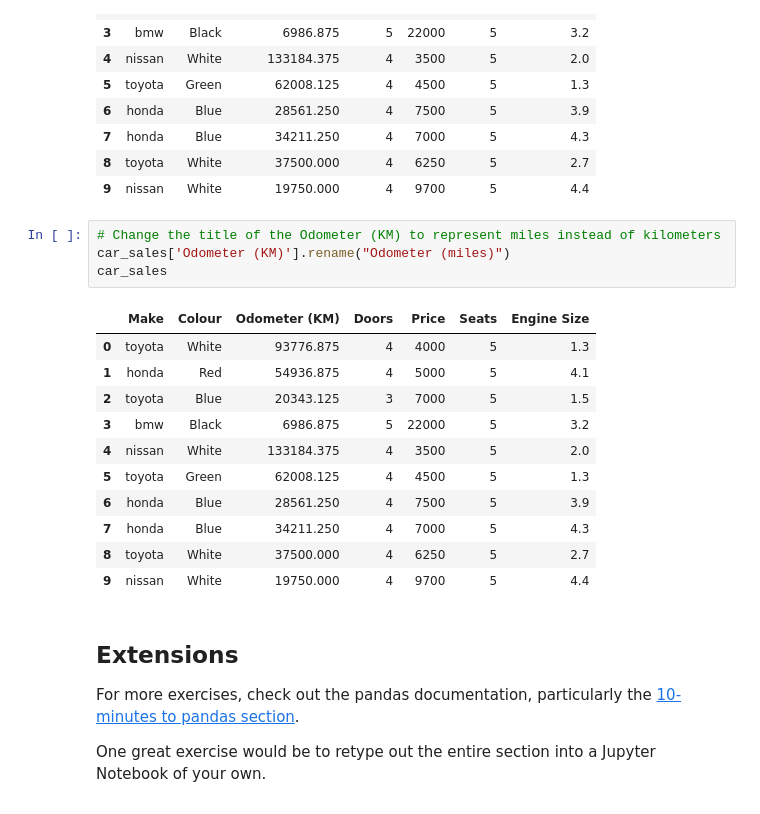
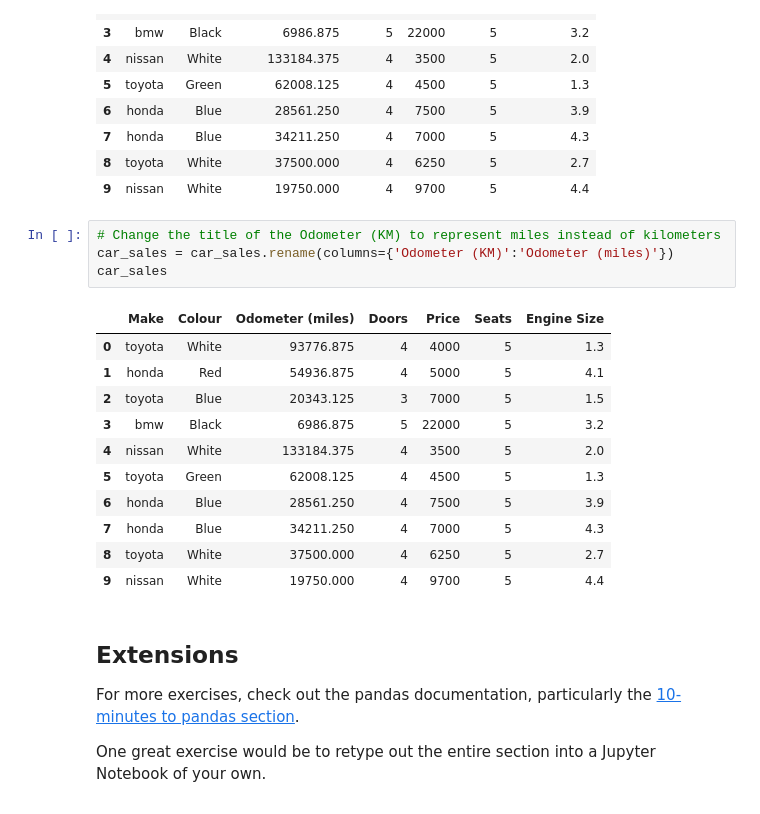
Before and after one commit to Op3yem1/AI_ML_Training, a Jupyter notebook: section-2-data-science-and-ml-tools/pandas-exercises.ipynb, the cells around one changed output. Cells and saved outputs as stored; diff of their text form.

Commit message:
Renamed column in car-sales df

```diff
--- a/section-2-data-science-and-ml-tools/pandas-exercises.ipynb
+++ b/section-2-data-science-and-ml-tools/pandas-exercises.ipynb
@@ -504,10 +527,10 @@ car_sales
 | 9 | nissan | White | 19750.000 | 4 | 9700 | 5 | 4.4 |
 # %%
 # Change the title of the Odometer (KM) to represent miles instead of kilometers
-car_sales['Odometer (KM)'].rename("Odometer (miles)")
+car_sales = car_sales.rename(columns={'Odometer (KM)':'Odometer (miles)'})
 car_sales
 # %% [output]
-|  | Make | Colour | Odometer (KM) | Doors | Price | Seats | Engine Size |
+|  | Make | Colour | Odometer (miles) | Doors | Price | Seats | Engine Size |
 | 0 | toyota | White | 93776.875 | 4 | 4000 | 5 | 1.3 |
 | 1 | honda | Red | 54936.875 | 4 | 5000 | 5 | 4.1 |
 | 2 | toyota | Blue | 20343.125 | 3 | 7000 | 5 | 1.5 |
```
Also changed, not shown: parts of 8 cells of this notebook.
